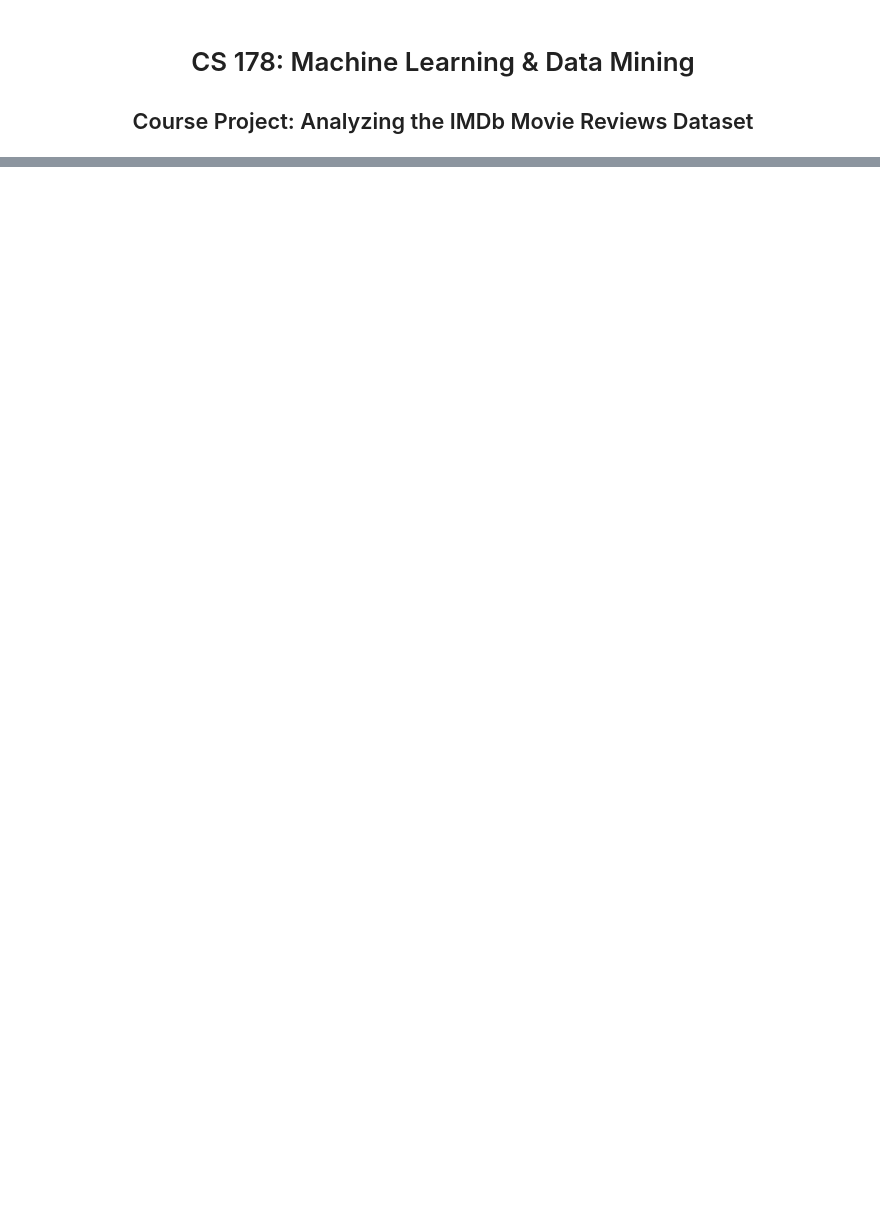
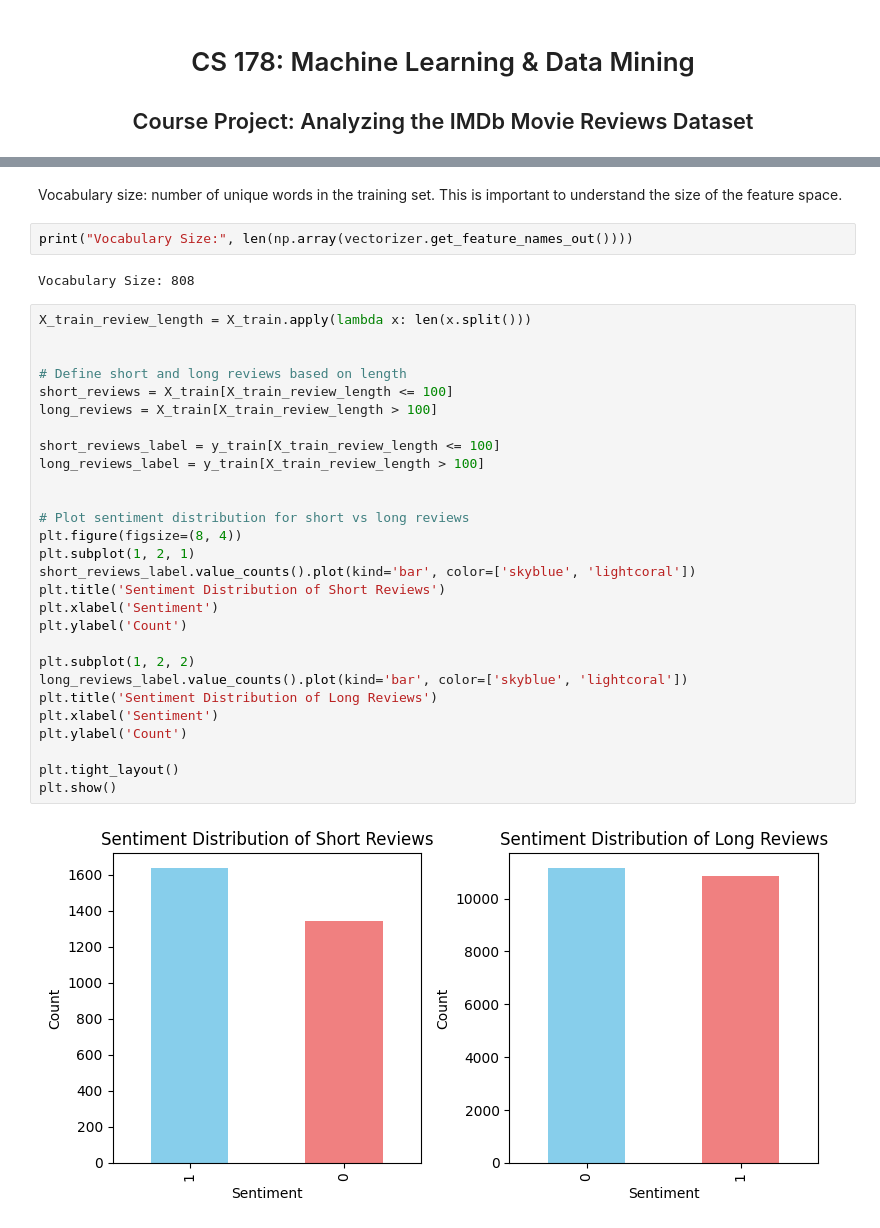
Before and after one commit to MiaNguyen912/cs178-IMDb-movie-reviews-classification--final-project-, a Jupyter notebook: IMDb_Movie_Reviews.ipynb, the cells around one changed output, grey strips where cells are left out. Drawn from its saved outputs; the diff is of its cells as text; blank space fills up the shorter version.

```diff
--- a/IMDb_Movie_Reviews.ipynb
+++ b/IMDb_Movie_Reviews.ipynb
@@ -131,0 +218,36 @@ review_word_count_histgram(vectorized_X_train)
+# %% [markdown]
+Vocabulary size: number of unique words in the training set. This is important to understand the size of the feature space.
+# %%
+print("Vocabulary Size:", len(np.array(vectorizer.get_feature_names_out())))
+# %% [output]
+Vocabulary Size: 808
+# %%
+X_train_review_length = X_train.apply(lambda x: len(x.split()))
+
+
+# Define short and long reviews based on length
+short_reviews = X_train[X_train_review_length <= 100]
+long_reviews = X_train[X_train_review_length > 100]
+
+short_reviews_label = y_train[X_train_review_length <= 100]
+long_reviews_label = y_train[X_train_review_length > 100]
+
+
+# Plot sentiment distribution for short vs long reviews
+plt.figure(figsize=(8, 4))
+plt.subplot(1, 2, 1)
+short_reviews_label.value_counts().plot(kind='bar', color=['skyblue', 'lightcoral'])
+plt.title('Sentiment Distribution of Short Reviews')
+plt.xlabel('Sentiment')
+plt.ylabel('Count')
+
+plt.subplot(1, 2, 2)
+long_reviews_label.value_counts().plot(kind='bar', color=['skyblue', 'lightcoral'])
+plt.title('Sentiment Distribution of Long Reviews')
+plt.xlabel('Sentiment')
+plt.ylabel('Count')
+
+plt.tight_layout()
+plt.show()
+# %% [output]
+[figure, added]
```
Also changed, not shown: parts of 21 cells of this notebook.
